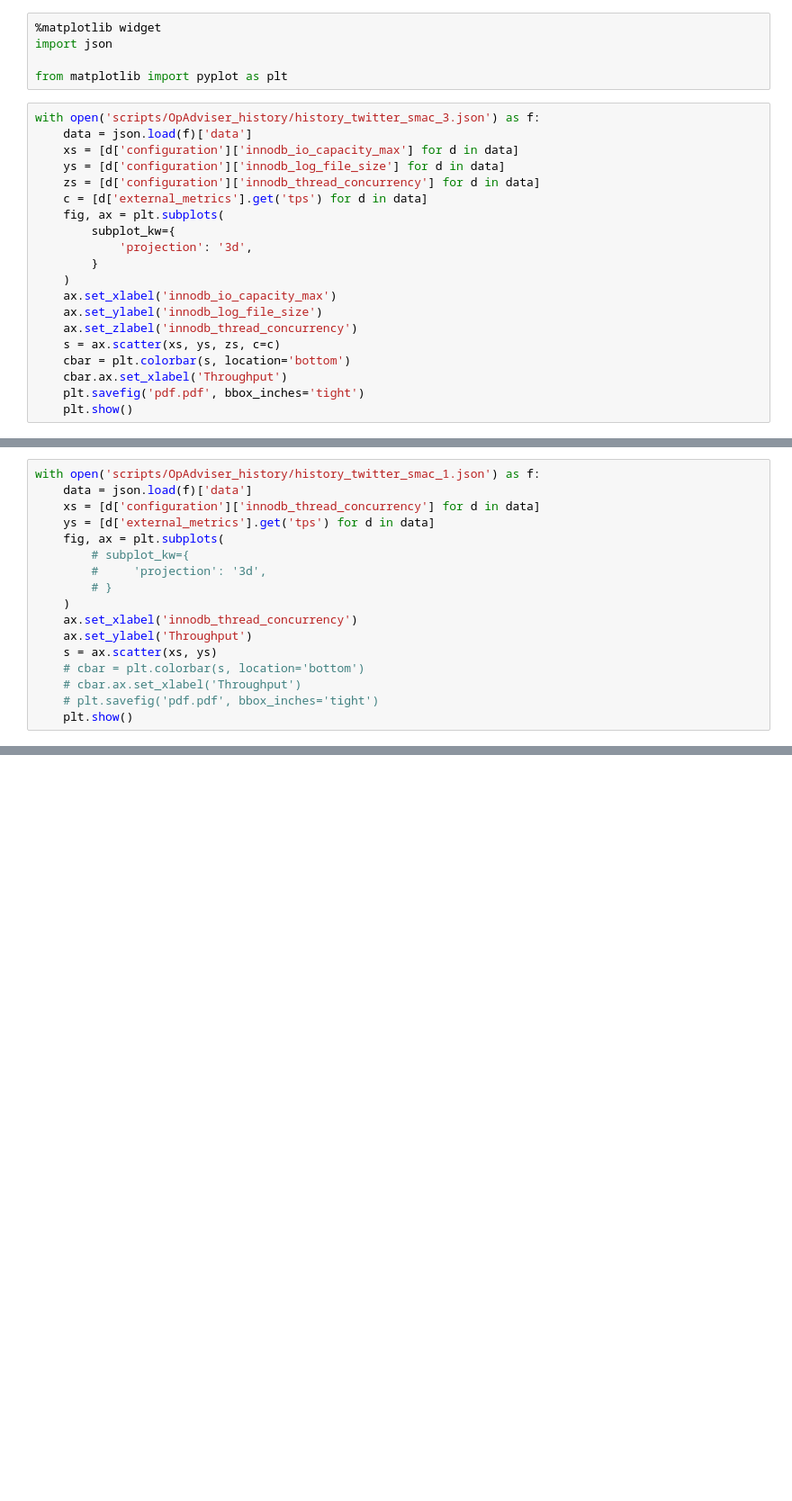
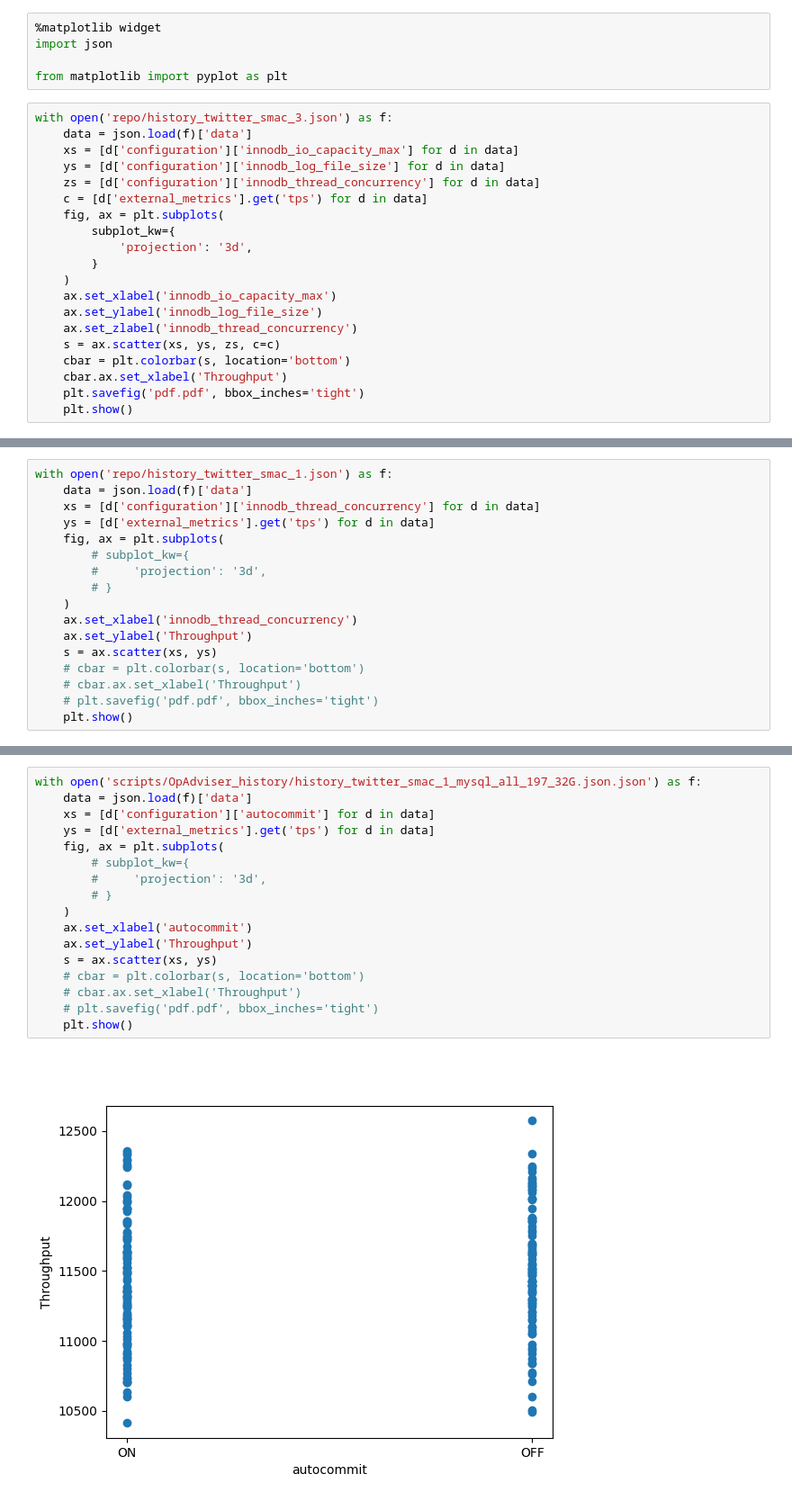
Before and after one commit to seokjeongeum/OpAdviserPrivate, a Jupyter notebook: plot.ipynb, the cells around one changed output, grey strips where cells are left out. Shown: that part at 90% size. Drawn from its saved outputs; the diff is of its cells as text; blank space fills up the shorter version.

Commit message:
Add plots

```diff
--- a/plot.ipynb
+++ b/plot.ipynb
@@ -4,7 +4,7 @@ import json
 
 from matplotlib import pyplot as plt
 # %%
-with open('scripts/OpAdviser_history/history_twitter_smac_3.json') as f:
+with open('repo/history_twitter_smac_3.json') as f:
     data = json.load(f)['data']
     xs = [d['configuration']['innodb_io_capacity_max'] for d in data]
     ys = [d['configuration']['innodb_log_file_size'] for d in data]
@@ -45,7 +45,7 @@ with open('repo/history_twitter_smac_1_mysql_all_197_32G.json.json') as f:
 # %% [output]
 [figure]
 # %%
-with open('scripts/OpAdviser_history/history_twitter_smac_1.json') as f:
+with open('repo/history_twitter_smac_1.json') as f:
     data = json.load(f)['data']
     xs = [d['configuration']['innodb_thread_concurrency'] for d in data]
     ys = [d['external_metrics'].get('tps') for d in data]
@@ -63,3 +63,22 @@ with open('scripts/OpAdviser_history/history_twitter_smac_1.json') as f:
     plt.show()
 # %% [output]
 [figure]
+# %%
+with open('scripts/OpAdviser_history/history_twitter_smac_1_mysql_all_197_32G.json.json') as f:
+    data = json.load(f)['data']
+    xs = [d['configuration']['autocommit'] for d in data]
+    ys = [d['external_metrics'].get('tps') for d in data]
+    fig, ax = plt.subplots(
+        # subplot_kw={
+        #     'projection': '3d',
+        # }
+    )
+    ax.set_xlabel('autocommit')
+    ax.set_ylabel('Throughput')
+    s = ax.scatter(xs, ys)
+    # cbar = plt.colorbar(s, location='bottom')
+    # cbar.ax.set_xlabel('Throughput')
+    # plt.savefig('pdf.pdf', bbox_inches='tight')
+    plt.show()
+# %% [output]
+[figure, added]
```
Also changed, not shown: 1 other file.
